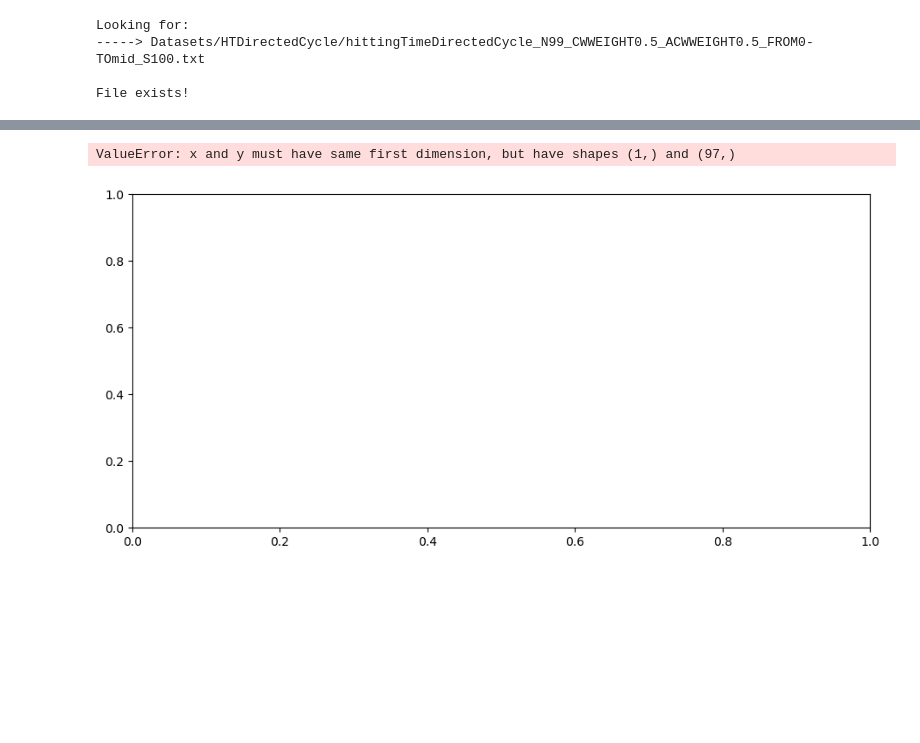
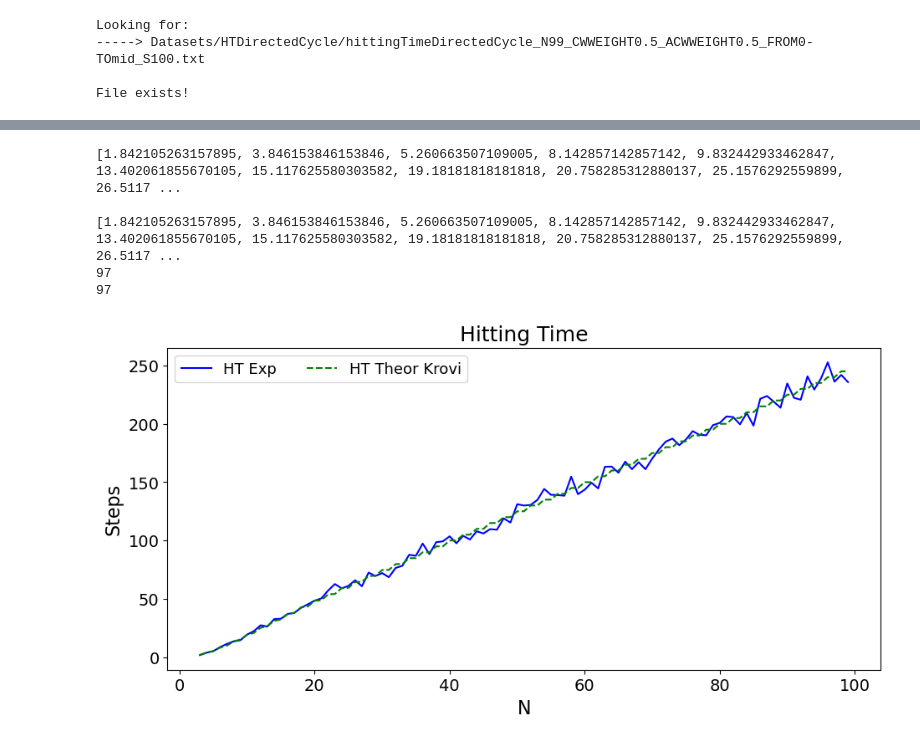
Before and after one commit to JaimePSantos/DynamicRandomWalks, a Jupyter notebook: HT-Static_DirectedCycle.ipynb, the cells around one changed output, grey strips where cells are left out. Cells and saved outputs as stored; diff of their text form; code cells hidden in the pictures; blank space fills up the shorter version.

```diff
--- a/HT-Static_DirectedCycle.ipynb
+++ b/HT-Static_DirectedCycle.ipynb
@@ -232,7 +232,7 @@ c = 1
 cw_weight=0.6
 acw_weight=0.40
 
-hitting_times_file = f'Datasets/HTDirectedCycle/hittingTimeDirectedCycle_N{n_range[-1]}_CWWEIGHT{cw_weight}_ACWWEIGHT{acw_weight}_FROM{initVertex}-TO{targetVertex}_S{samples}.txt'
+hitting_times_file = f'Datasets/HTDirectedCycle/hittingTimeDirectedCycle3_N{n_range[-1]}_CWWEIGHT{cw_weight}_ACWWEIGHT{acw_weight}_FROM{initVertex}-TO{targetVertex}_S{samples}.txt'
 
 print(f'Looking for: \n-----> {hitting_times_file}')
 
@@ -439,33 +459,65 @@ theoretical_hitting_times = theoretical_hitting_times_for_cycle_graphs(n_range,
 # %%
+n_range = range(3, 100)
+
+init = 0
+target = 'mid'
+
+cw_weight=0.6
+acw_weight=0.4
+
+theoretical_hitting_times = theoretical_hitting_times_for_cycle_graphs(n_range, init, target,cw_weight,acw_weight)
+theoretical_hitting_times2 = theoretical_hitting_times_for_cycle_graphs2(n_range, init, target,cw_weight,acw_weight)
+print(theoretical_hitting_times)
+print()
+print(theoretical_hitting_times2)
+#
+# theoretical_hitting_times_file = f'Datasets/HTDirectedCycle/theoreticalHittingTimeDirectedCycle_N{n_range[-1]}_CWWEIGHT{cw_weight}_ACWWEIGHT{acw_weight}_FROM{initVertex}-TO{targetVertex}.txt'
+
+# print(f'Looking for: \n-----> {theoretical_hitting_times_file}')
+
+# if os.path.exists(theoretical_hitting_times_file):
+#     theoretical_hitting_times = load_list_from_file(theoretical_hitting_times_file)
+#     print('\nFile exists!')
+# else:
+#     print('\nFile Doesnt Exist!')
+#     theoretical_hitting_times =  theoretical_hitting_times_for_cycle_graphs(n_range, init, target,cw_weight,acw_weight)
+#     write_list_to_file(theoretical_hitting_times_file, theoretical_hitting_times)
+
 alphaLabelList = [r'HT Exp',f'HT Theor Krovi']
 
 
 params = {
     'font_size' : 14,
     'figsize': (11, 5),
     'plot_title' : f'Hitting Time',
     'x_label' : 'N',
     'y_label' : "Steps",
     'legend_labels' : alphaLabelList,
     'legend_loc': "best",
     # 'legend_title' : r'$\alpha$',
     'legend_ncol' : 2,
     'color_list' : ['#0000FF', '#008000', '#525252','red','#eb4034','#8f82f1'],
     'line_style_list' : ['-', '--','-.',':','-','-.'],
     # 'save_path' : f'Output/OrientedDynamics/orientedDynamics_N{N}_NWALKS{len(alphaList)}_Alphas{str([round(a, 2) for a in alphaList]).replace(", ", "-").replace("[", "").replace("]", "")}_TMAX{round(t)}.png',
     'use_loglog': False,
     'use_cbar' : False,
     'cbar_label' : None,
     'cbar_ticks' : None,
     'cbar_tick_labels' : None,
     'x_lim' : None,
 }
 
 y_value_list = [hitting_times3,
                 theoretical_hitting_times,
                ]
 
+print(len(hitting_times3))
+print(len(theoretical_hitting_times))
 plot_qwak(x_value_matrix = [list(n_range)]*2 , y_value_matrix = y_value_list ,**params)
 # %% [output]
-ValueError: x and y must have same first dimension, but have shapes (1,) and (97,)
+[1.842105263157895, 3.846153846153846, 5.260663507109005, 8.142857142857142, 9.832442933462847, 13.402061855670105, 15.117625580303582, 19.18181818181818, 20.758285312880137, 25.1576292559899, 26.5117 ...
+
+[1.842105263157895, 3.846153846153846, 5.260663507109005, 8.142857142857142, 9.832442933462847, 13.402061855670105, 15.117625580303582, 19.18181818181818, 20.758285312880137, 25.1576292559899, 26.5117 ...
+97
+97
-[figure, old version]
+[figure, new version]
```
Also changed, not shown: parts of 9 cells of this notebook, 15 other files.
